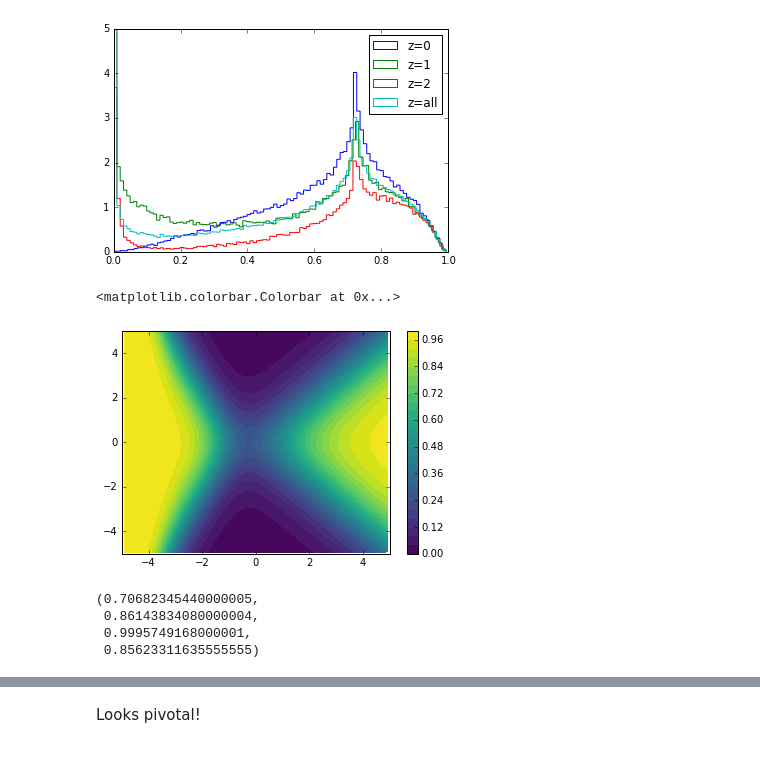
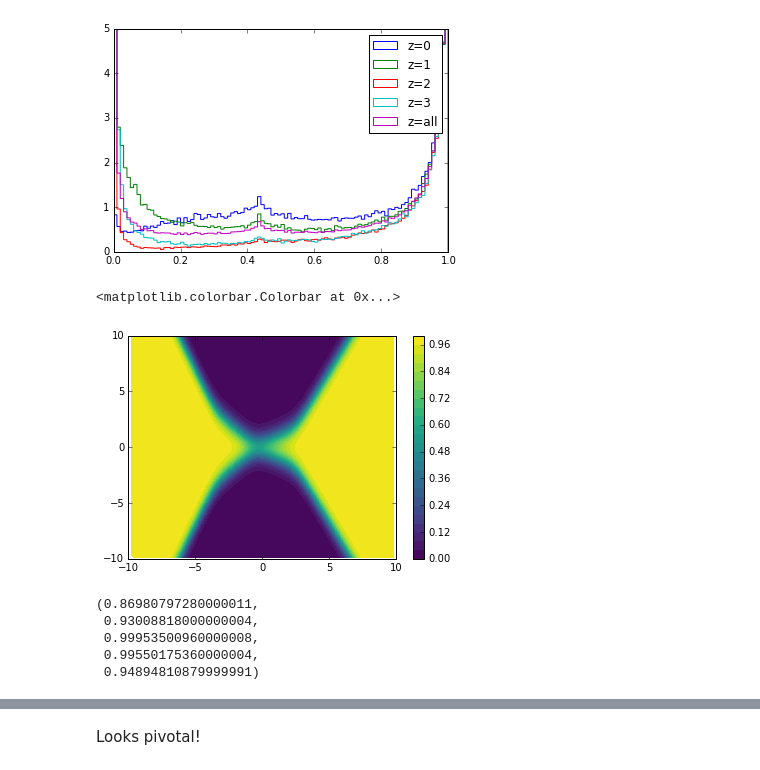
Before and after one commit to glouppe/paper-learning-to-pivot, a Jupyter notebook: code/Adversarial training against systematic uncertainties - Non-binary.ipynb, the cells around one changed output, grey strips where cells are left out. Saved outputs shown, nothing was run; the diff lists cells and outputs as text; code cells hidden in the pictures.

```diff
--- a/code/Adversarial training against systematic uncertainties - Non-binary.ipynb
+++ b/code/Adversarial training against systematic uncertainties - Non-binary.ipynb
@@ -4,12 +4,13 @@ import matplotlib.pyplot as plt
 import numpy as np
 # %%
 from carl.distributions import Mixture, MultivariateNormal
-p = Mixture(components=[MultivariateNormal(mu=np.array([0., 1.]), sigma=np.eye(2)),
-                        MultivariateNormal(mu=np.array([0., -1.]), sigma=np.eye(2))])
+p = Mixture(components=[MultivariateNormal(mu=np.array([0., 2.]), sigma=np.eye(2)),
+                        MultivariateNormal(mu=np.array([0., -2.]), sigma=np.eye(2))])
 q0 = MultivariateNormal(mu=np.array([1., 0.]), sigma=np.eye(2))
 q1 = MultivariateNormal(mu=np.array([-2., 0.]), sigma=np.eye(2))
 q2 = MultivariateNormal(mu=np.array([-5., 0.]), sigma=np.eye(2))
-q_full = Mixture(components=[q0, q1, q2])
+q3 = MultivariateNormal(mu=np.array([4., 0.]), sigma=np.eye(2))
+q_full = Mixture(components=[q0, q1, q2, q3])
 # %%
 n_samples = 25000
 
@@ -78,37 +93,47 @@ d = p.pdf(X1) / (p.pdf(X1) + q_full.pdf(X1))
 plt.hist(d, bins=100, histtype="step", label="z=1", normed=1)
 d = p.pdf(X2) / (p.pdf(X2) + q_full.pdf(X2))
 plt.hist(d, bins=100, histtype="step", label="z=2", normed=1)
+d = p.pdf(X3) / (p.pdf(X3) + q_full.pdf(X3))
+plt.hist(d, bins=100, histtype="step", label="z=3", normed=1)
 d = p.pdf(X) / (p.pdf(X) + q_full.pdf(X))
 plt.hist(d, bins=100, histtype="step", label="z=all", normed=1)
 plt.legend(loc="best")
 plt.ylim(0, 5.)
 plt.show()
 # %% [output]
-[figure, old version]
+[figure, new version]
 # %%
+X_test = np.random.rand(25000, 2)
+X_test[:, 0] *= 20.
+X_test[:, 0] -= 10.
+X_test[:, 1] *= 20.
+X_test[:, 1] -= 10.
+
 y_pred = q_full.pdf(X_test) / (p.pdf(X_test) + q_full.pdf(X_test))
 
 from matplotlib.mlab import griddata
-xi = np.linspace(-5, 5., 100)
-yi = np.linspace(-5, 5., 200)
+xi = np.linspace(-10, 10., 100)
+yi = np.linspace(-10, 10., 200)
 zi = griddata(X_test[:, 0], X_test[:, 1], y_pred, xi, yi, interp="linear")
 CS = plt.contourf(xi, yi, zi, 25, cmap=plt.cm.viridis,
                   vmax=1.0, vmin=0.0)
 plt.colorbar()
 # %% [output]
 <matplotlib.colorbar.Colorbar at 0x...>
-[figure, old version]
+[figure, new version]
 # %%
 from sklearn.metrics import roc_auc_score
 (roc_auc_score(y0, q_full.pdf(X0) / (p.pdf(X0) + q_full.pdf(X0))),
  roc_auc_score(y1, q_full.pdf(X1) / (p.pdf(X1) + q_full.pdf(X1))),
  roc_auc_score(y1, q_full.pdf(X2) / (p.pdf(X2) + q_full.pdf(X2))),
+ roc_auc_score(y1, q_full.pdf(X3) / (p.pdf(X3) + q_full.pdf(X3))),
  roc_auc_score(y, q_full.pdf(X) / (p.pdf(X) + q_full.pdf(X))))
 # %% [output]
-(0.70682345440000005,
- 0.86143834080000004,
- 0.9995749168000001,
- 0.85623311635555555)
+(0.86980797280000011,
+ 0.93008818000000004,
+ 0.99953500960000008,
+ 0.99550175360000004,
+ 0.94894810879999991)
 # %%
 import keras.backend as K
 from keras.layers import Input, Dense
```
Also changed, not shown: parts of 16 cells of this notebook, 3 other files.
